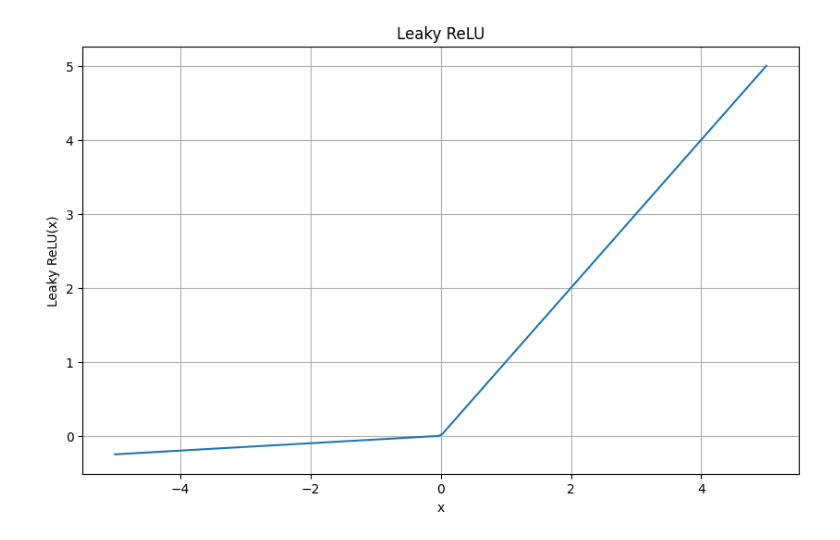
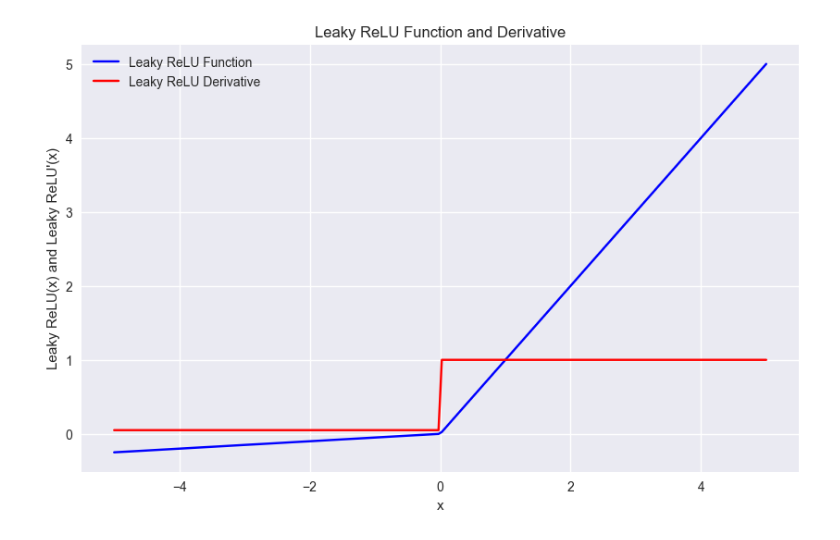
Before and after one commit to CodersHQ-AI-ML-Community/ai-confluence, a Jupyter notebook: code/deep-learning/activation_functions.ipynb, the cells around one changed output. Cells and saved outputs as stored; diff of their text form; code cells hidden in the pictures.

Commit message:
Code snippets for all activation functions in progress. GeLU and SiLU pending.

```diff
--- a/code/deep-learning/activation_functions.ipynb
+++ b/code/deep-learning/activation_functions.ipynb
@@ -40,19 +26,30 @@ import seaborn as sns
 from scipy.special import erf
 
 # Set up plotting style
-# plt.style.use('seaborn')
-# sns.set_palette("husl")
+plt.style.use('seaborn-v0_8')
+sns.set_palette("husl")
 
-# Helper function to plot activation functions
-def plot_activation(func, title, x_range=(-5, 5)):
+
+# Helper function to plot activation functions and their derivatives on the same plot
+def plot_function_and_derivative_combined(func, derivative, title, x_range=(-5, 5)):
     x = np.linspace(*x_range, 200)
     y = func(x)
+    dy = derivative(x)
+
     plt.figure(figsize=(10, 6))
-    plt.plot(x, y)
-    plt.title(title)
+
+    # Plot the function
+    plt.plot(x, y, label=f'{title} Function', color='b')
+
+    # Plot the derivative
+    plt.plot(x, dy, label=f'{title} Derivative', color='r')
+
+    # Set titles and labels
+    plt.title(f'{title} Function and Derivative')
     plt.xlabel('x')
-    plt.ylabel(f'{title}(x)')
+    plt.ylabel(f'{title}(x) and {title}\'(x)')
     plt.grid(True)
+    plt.legend()
     plt.show()
 # %% [markdown]
 
@@ -118,10 +189,16 @@ Key properties:
 - The slope of the negative part is arbitrary and can require tuning.
 - Still not zero-centered, which can impact weight updates.
 # %%
-## 3. Leaky ReLU
-def leaky_relu(x, alpha=0.05):
+## 4. Leaky ReLU
+
+alpha = 0.05
+
+def leaky_relu(x, alpha=alpha):
     return np.where(x > 0, x, alpha * x)
 
-plot_activation(leaky_relu, "Leaky ReLU")
+def leaky_relu_derivative(x, alpha=alpha):
+    return np.where(x > 0, 1, alpha)
+
+plot_function_and_derivative_combined(leaky_relu, leaky_relu_derivative, "Leaky ReLU")
 # %% [output]
-[figure, old version]
+[figure, new version]
```
Also changed, not shown: parts of 15 cells of this notebook.
